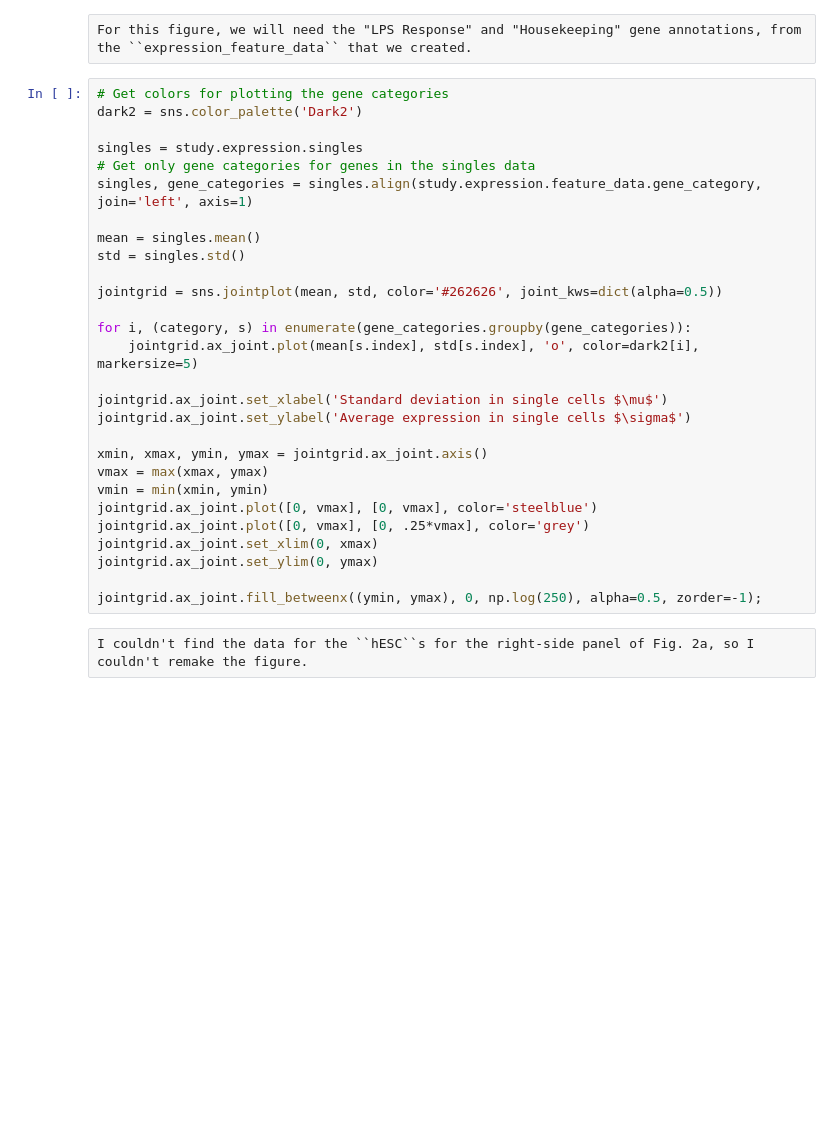
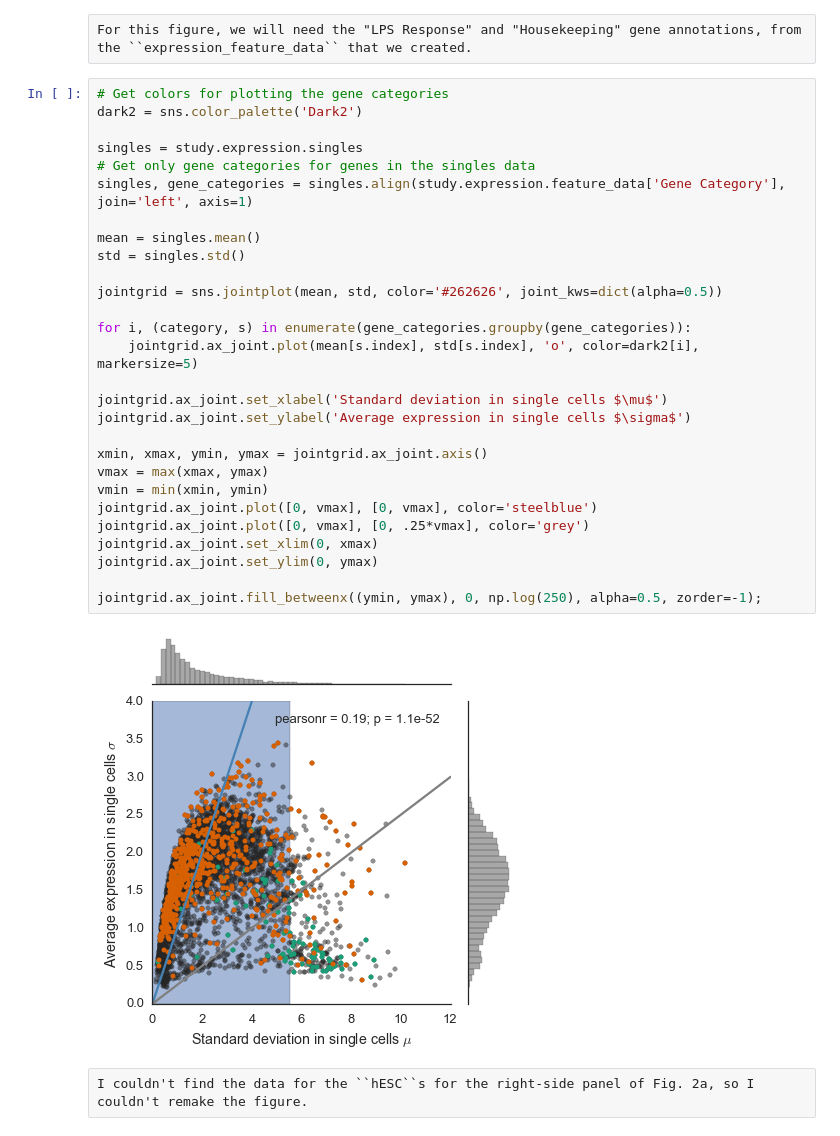
Before and after one commit to YeoLab/flotilla, a Jupyter notebook: doc/tutorial/reproduce_shalek2013.ipynb, the cells around one changed output. Drawn from its saved outputs; the diff is of its cells as text; blank space fills up the shorter version.

```diff
--- a/doc/tutorial/reproduce_shalek2013.ipynb
+++ b/doc/tutorial/reproduce_shalek2013.ipynb
@@ -131,31 +161,33 @@ For this figure, we will need the "LPS Response" and "Housekeeping" gene annotat
 # %%
 # Get colors for plotting the gene categories
 dark2 = sns.color_palette('Dark2')
 
 singles = study.expression.singles
 # Get only gene categories for genes in the singles data
-singles, gene_categories = singles.align(study.expression.feature_data.gene_category, join='left', axis=1)
+singles, gene_categories = singles.align(study.expression.feature_data['Gene Category'], join='left', axis=1)
 
 mean = singles.mean()
 std = singles.std()
 
 jointgrid = sns.jointplot(mean, std, color='#262626', joint_kws=dict(alpha=0.5))
 
 for i, (category, s) in enumerate(gene_categories.groupby(gene_categories)):
     jointgrid.ax_joint.plot(mean[s.index], std[s.index], 'o', color=dark2[i], markersize=5)
 
 jointgrid.ax_joint.set_xlabel('Standard deviation in single cells $\mu$')
 jointgrid.ax_joint.set_ylabel('Average expression in single cells $\sigma$')
 
 xmin, xmax, ymin, ymax = jointgrid.ax_joint.axis()
 vmax = max(xmax, ymax)
 vmin = min(xmin, ymin)
 jointgrid.ax_joint.plot([0, vmax], [0, vmax], color='steelblue')
 jointgrid.ax_joint.plot([0, vmax], [0, .25*vmax], color='grey')
 jointgrid.ax_joint.set_xlim(0, xmax)
 jointgrid.ax_joint.set_ylim(0, ymax)
 
 jointgrid.ax_joint.fill_betweenx((ymin, ymax), 0, np.log(250), alpha=0.5, zorder=-1);
+# %% [output]
+[figure, added]
 # %% [raw]
 I couldn't find the data for the ``hESC``s for the right-side panel of Fig. 2a, so I couldn't remake the figure.
 # %% [markdown]
```
Also changed, not shown: parts of 21 cells of this notebook, 2 other files.
